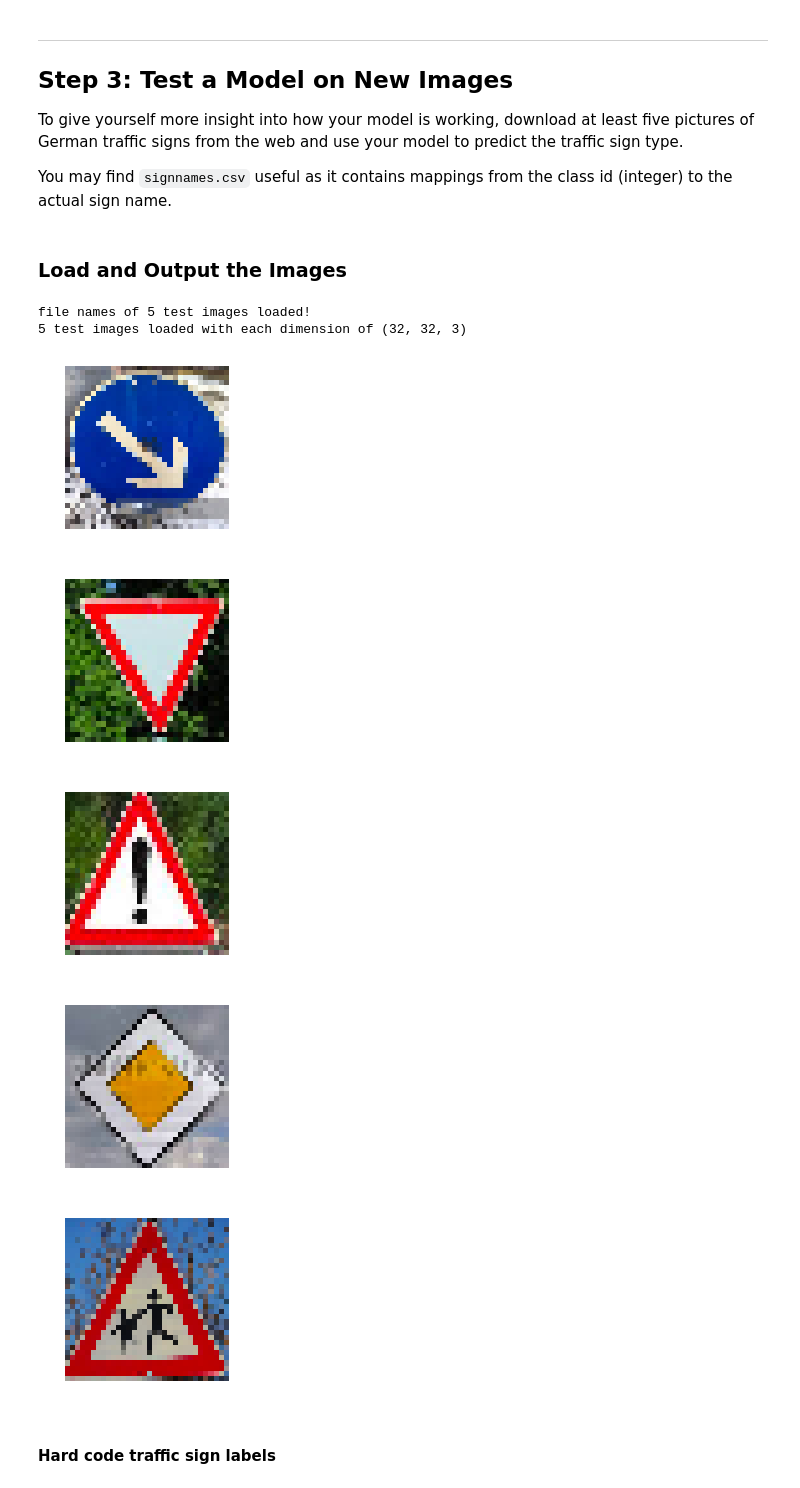
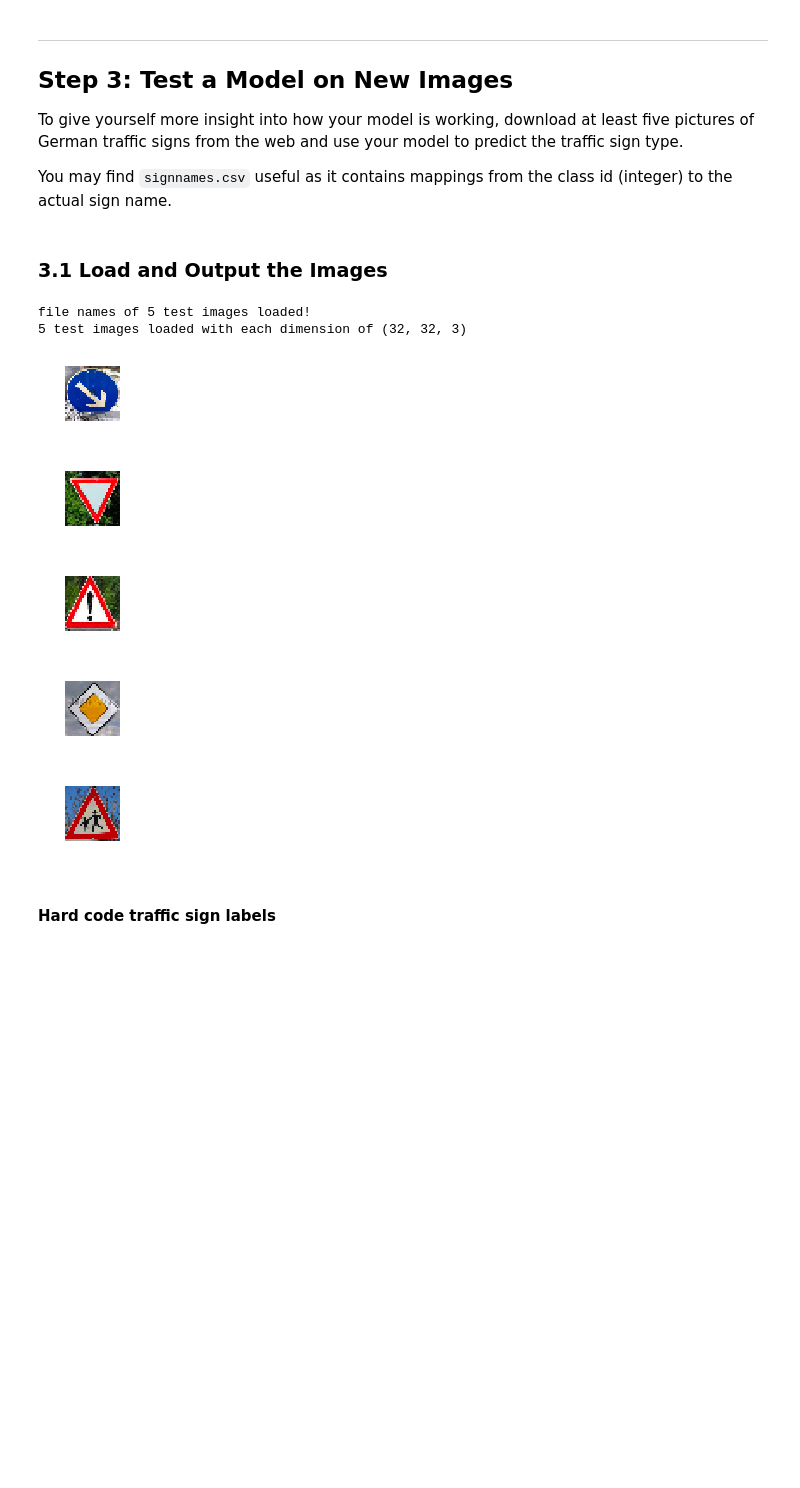
Before and after one commit to jinkwon14/SDCND-TrafficSign, a Jupyter notebook: Traffic_Sign_Classifier.ipynb, the cells around one changed output. Drawn from its saved outputs; the diff is of its cells as text; code cells hidden in the pictures; blank space fills up the shorter version.

```diff
--- a/Traffic_Sign_Classifier.ipynb
+++ b/Traffic_Sign_Classifier.ipynb
@@ -92,10 +94,9 @@ Number of classes = 43
 # %%
-### Data exploration visualization code goes here.
-### Feel free to use as many code cells as needed.
+## Load dependencies
 import random
 import numpy as np
 import matplotlib.pyplot as plt
-# Visualizations will be shown in the notebook.
+plt.rcParams.update({'figure.max_open_warning': 0})
 %matplotlib inline
 
 print("Dependencies loaded!")
@@ -420,7 +430,7 @@ To give yourself more insight into how your model is working, download at least
 
 You may find `signnames.csv` useful as it contains mappings from the class id (integer) to the actual sign name.
 # %% [markdown]
-### Load and Output the Images
+### 3.1 Load and Output the Images
 # %%
 ### Load the images and plot them here.
 # Specify file paths to load traffic sign images
@@ -437,39 +447,39 @@ listing = os.listdir(path)
 print("file names of {} test images loaded!".format(len(listing)))
 
 for name in listing:
     # read image file
     test_image = cv.imread(path + name)
     # convert color from bgr to rgb
     test_image = cv.cvtColor(test_image, cv.COLOR_BGR2RGB)
     # resize image to 32x32 and save to the same list
     test_image = cv.resize(test_image, (32, 32))
     # append to test images list
     test_images.append(test_image)
 
 # reformat python list to numpy array
 test_images = np.array(test_images)
 
 
 # Display all test images
 i = 0
 for i in range(len(test_images)):
-    figure = plt.figure(figsize=(12,3))
+    figure = plt.figure(figsize=(1,1))
     plt.axis('off')
     plt.imshow(test_images[i])
     i += 1
 
 
 # change dtype of images to be properly fed to Tensorflow|
 test_images = test_images.astype(np.float32)
 print("{} test images loaded with each dimension of {}".format(test_images.shape[0], test_images.shape[1:]))
 # %% [output]
 file names of 5 test images loaded!
 5 test images loaded with each dimension of (32, 32, 3)
-[figure, old version]
+[figure, new version]
-[figure, old version]
+[figure, new version]
-[figure, old version]
+[figure, new version]
-[figure, old version]
+[figure, new version]
-[figure, old version]
+[figure, new version]
 # %% [markdown]
 #### Hard code traffic sign labels
 # %%
```
Also changed, not shown: parts of 20 cells of this notebook, 9 other files.
